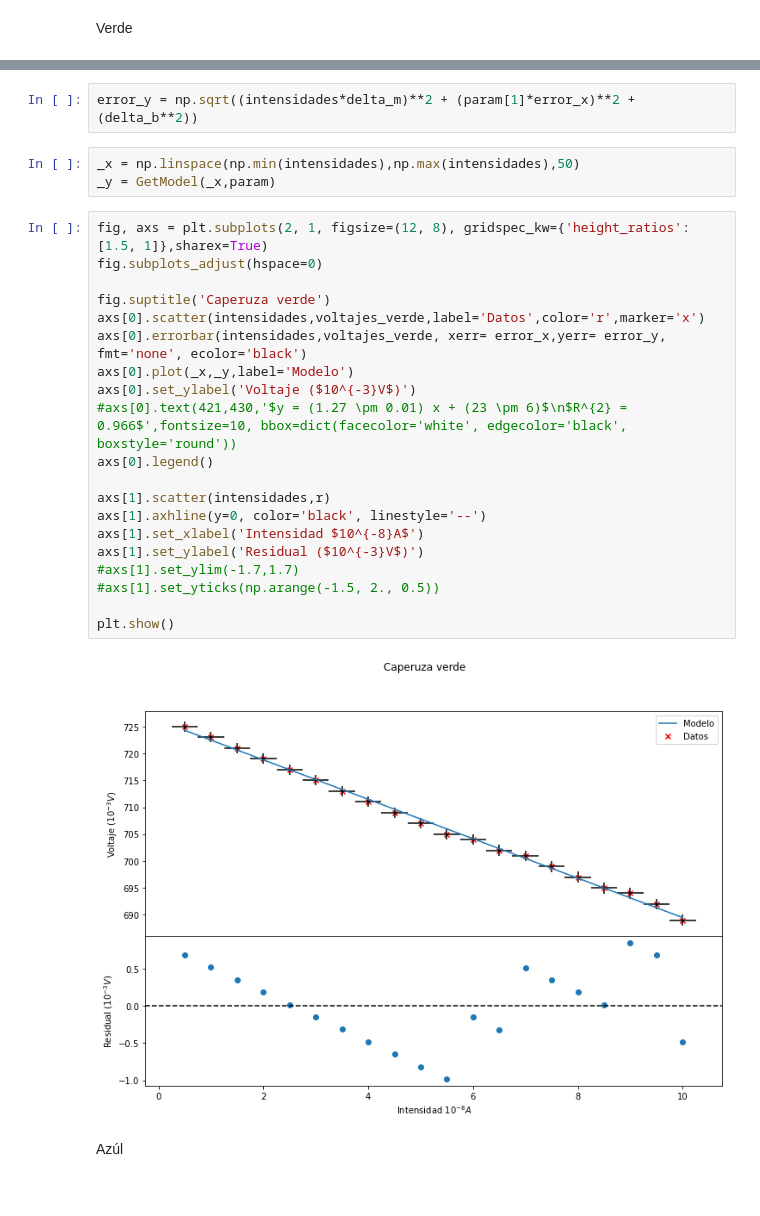
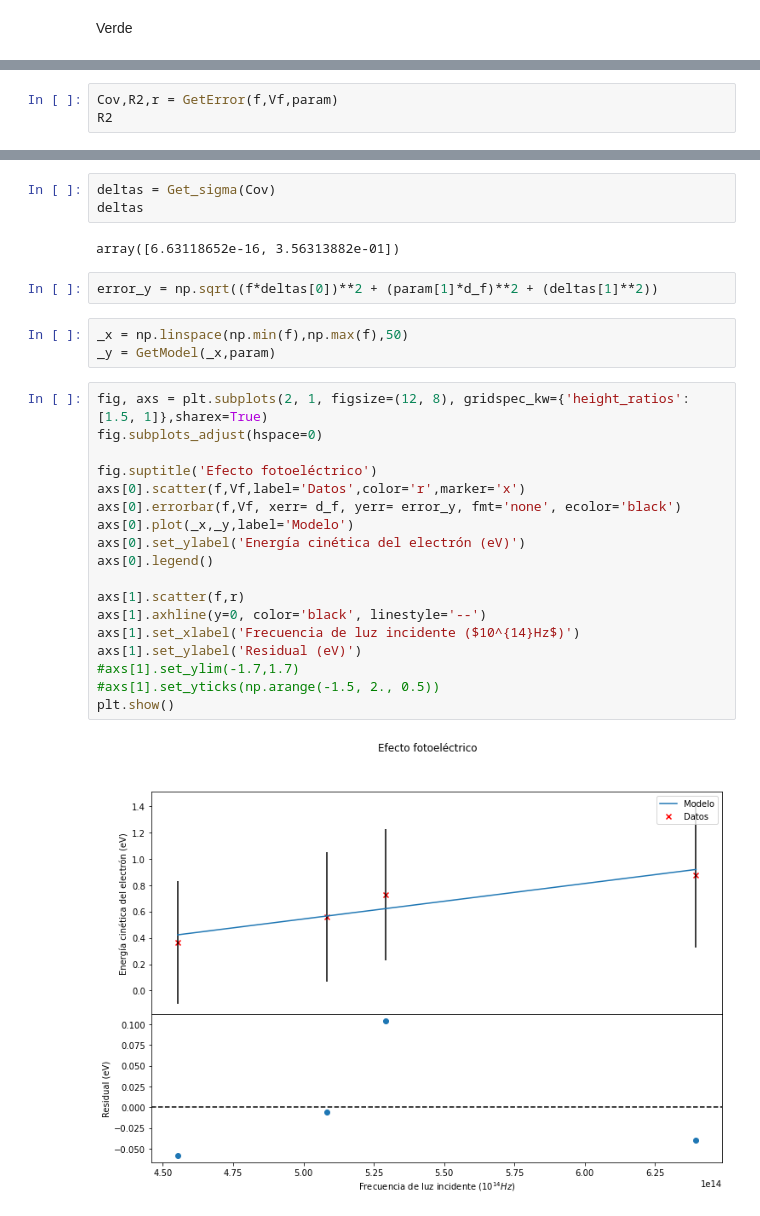
Before and after one commit to slaverdeg/Laboratorio-Moderna-GitHub, a Jupyter notebook: Efecto fotoeléctrico/código e_f.ipynb, the cells around one changed output, grey strips where cells are left out. Drawn from its saved outputs; the diff is of its cells as text.

```diff
--- a/Efecto fotoeléctrico/código e_f.ipynb
+++ b/Efecto fotoeléctrico/código e_f.ipynb
@@ -292,0 +623,3 @@ R2
+# %%
+Cov,R2,r = GetError(f,Vf,param)
+R2
@@ -300,29 +632,30 @@ array([-0.48571429,  0.68120301,  0.8481203 ,  0.01503759,  0.18195489,
+# %%
+deltas = Get_sigma(Cov)
+deltas
+# %% [output]
+array([6.63118652e-16, 3.56313882e-01])
 # %%
-error_y = np.sqrt((intensidades*delta_m)**2 + (param[1]*error_x)**2 + (delta_b**2))
+error_y = np.sqrt((f*deltas[0])**2 + (param[1]*d_f)**2 + (deltas[1]**2))
 # %%
-_x = np.linspace(np.min(intensidades),np.max(intensidades),50)
+_x = np.linspace(np.min(f),np.max(f),50)
 _y = GetModel(_x,param)
 # %%
 fig, axs = plt.subplots(2, 1, figsize=(12, 8), gridspec_kw={'height_ratios': [1.5, 1]},sharex=True)
 fig.subplots_adjust(hspace=0)
 
-fig.suptitle('Caperuza verde')
-axs[0].scatter(intensidades,voltajes_verde,label='Datos',color='r',marker='x')
-axs[0].errorbar(intensidades,voltajes_verde, xerr= error_x,yerr= error_y, fmt='none', ecolor='black')
+fig.suptitle('Efecto fotoeléctrico')
+axs[0].scatter(f,Vf,label='Datos',color='r',marker='x')
+axs[0].errorbar(f,Vf, xerr= d_f, yerr= error_y, fmt='none', ecolor='black')
 axs[0].plot(_x,_y,label='Modelo')
-axs[0].set_ylabel('Voltaje ($10^{-3}V$)')
-#axs[0].text(421,430,'$y = (1.27 \pm 0.01) x + (23 \pm 6)$\n$R^{2} = 0.966$',fontsize=10, bbox=dict(facecolor='white', edgecolor='black', boxstyle='round'))
+axs[0].set_ylabel('Energía cinética del electrón (eV)')
 axs[0].legend()
 
-axs[1].scatter(intensidades,r)
+axs[1].scatter(f,r)
 axs[1].axhline(y=0, color='black', linestyle='--')
-axs[1].set_xlabel('Intensidad $10^{-8}A$')
-axs[1].set_ylabel('Residual ($10^{-3}V$)')
+axs[1].set_xlabel('Frecuencia de luz incidente ($10^{14}Hz$)')
+axs[1].set_ylabel('Residual (eV)')
 #axs[1].set_ylim(-1.7,1.7)
 #axs[1].set_yticks(np.arange(-1.5, 2., 0.5))
-
 plt.show()
 # %% [output]
-[figure, old version]
+[figure, new version]
-# %% [markdown]
-Azúl
```
Also changed, not shown: parts of 75 cells of this notebook.
